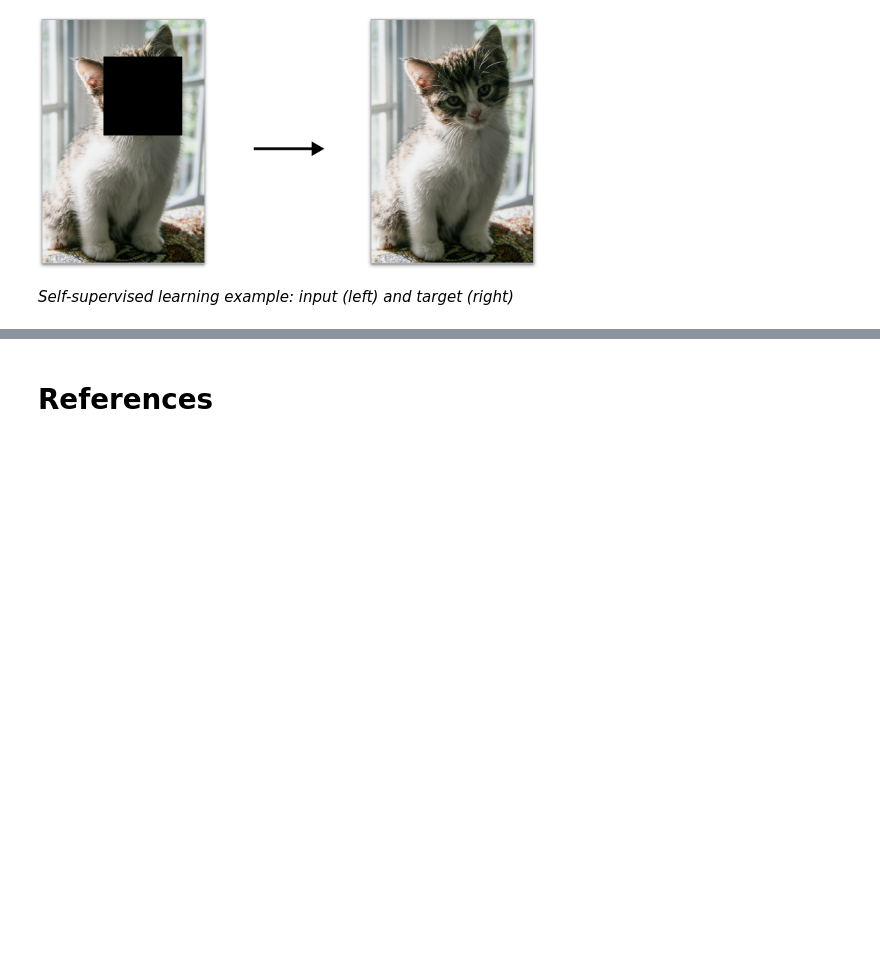
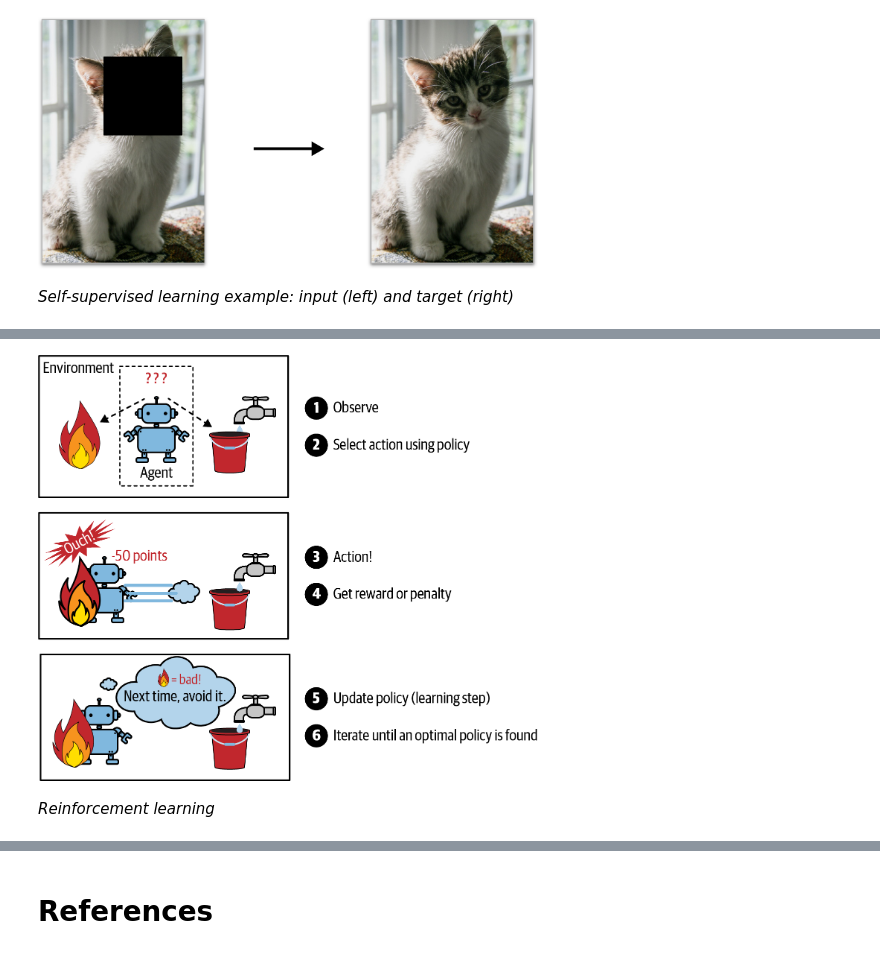
Before and after one commit to ancilcleetus/My-Learning-Journey-in-AI, a Jupyter notebook: Fundamentals-of-Machine-Learning/machine_learning_landscape.ipynb, the cells around one changed output, grey strips where cells are left out. Drawn from its saved outputs; the diff is of its cells as text; code cells hidden in the pictures; blank space fills up the shorter version.

Commit message:
Added Reinforcement learning under machine_learning_landscape.ipynb

```diff
--- a/Fundamentals-of-Machine-Learning/machine_learning_landscape.ipynb
+++ b/Fundamentals-of-Machine-Learning/machine_learning_landscape.ipynb
@@ -178,3 +188,10 @@ display(Markdown("*Self-supervised learning example: input (left) and target (ri
+# %%
+from IPython.display import Image, display, Markdown
+display(Image(filename="data/images/machine_learning_landscape_13.png", width=500))
+display(Markdown("*Reinforcement learning*"))
+# %% [output]
+[figure, added]
+*Reinforcement learning*
 # %% [markdown]
 ![rainbow](https://github.com/ancilcleetus/My-Learning-Journey/assets/25684256/839c3524-2a1d-4779-85a0-83c562e1e5e5)
 # %% [markdown]
```
Also changed, not shown: parts of 3 cells of this notebook, 1 other file.
